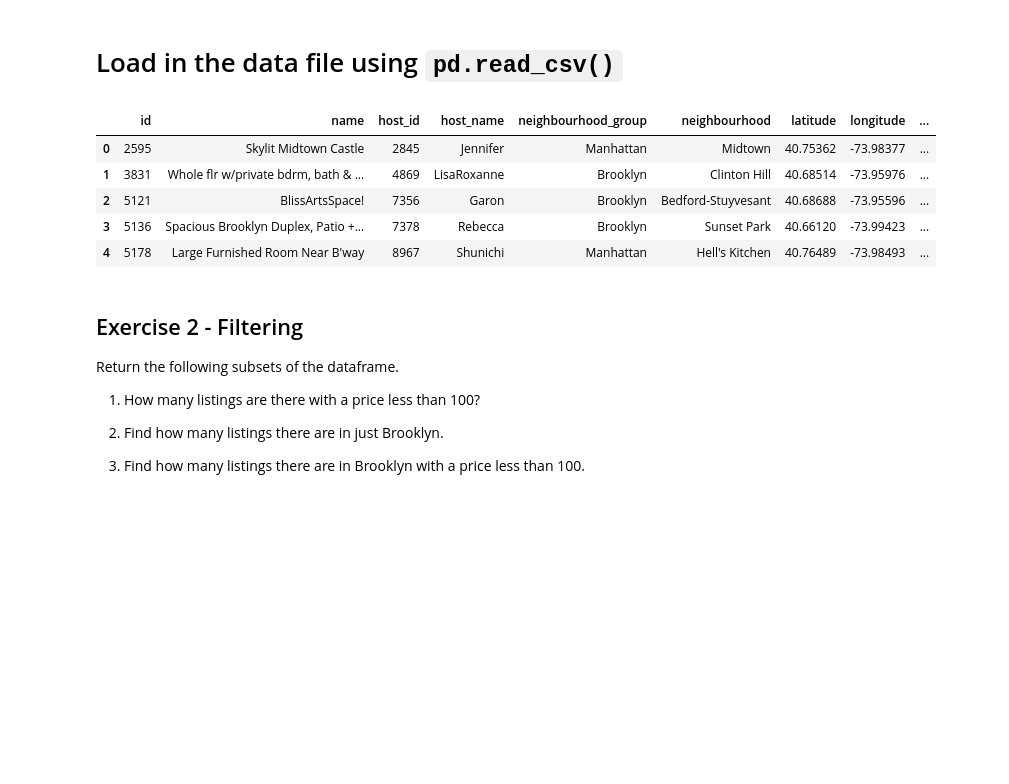
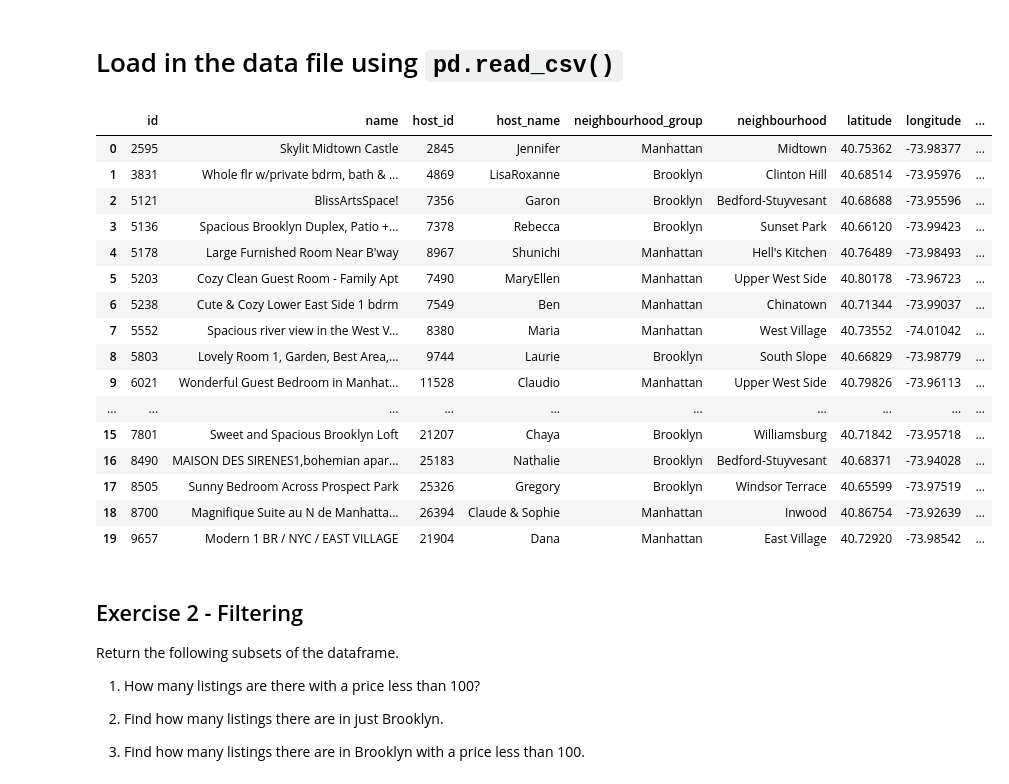
Before and after one commit to ahmadbasyouni10/my-fork-2024-DS-CTP, a Jupyter notebook: Week-01-Pandas/Exercise-AB.ipynb, the cells around one changed output. Drawn from its saved outputs; the diff is of its cells as text; code cells hidden in the pictures; blank space fills up the shorter version.

```diff
--- a/Week-01-Pandas/Exercise-AB.ipynb
+++ b/Week-01-Pandas/Exercise-AB.ipynb
@@ -16,14 +16,25 @@ import numpy as np
 # %%
 # Load data here
 df = pd.read_csv("data/listings.csv")
-df.head(5)
+df.head(20)
 # %% [output]
 |  | id | name | host_id | host_name | neighbourhood_group | neighbourhood | latitude | longitude | ... |
 | 0 | 2595 | Skylit Midtown Castle | 2845 | Jennifer | Manhattan | Midtown | 40.75362 | -73.98377 | ... |
 | 1 | 3831 | Whole flr w/private bdrm, bath & ... | 4869 | LisaRoxanne | Brooklyn | Clinton Hill | 40.68514 | -73.95976 | ... |
 | 2 | 5121 | BlissArtsSpace! | 7356 | Garon | Brooklyn | Bedford-Stuyvesant | 40.68688 | -73.95596 | ... |
 | 3 | 5136 | Spacious Brooklyn Duplex, Patio +... | 7378 | Rebecca | Brooklyn | Sunset Park | 40.66120 | -73.99423 | ... |
 | 4 | 5178 | Large Furnished Room Near B'way | 8967 | Shunichi | Manhattan | Hell's Kitchen | 40.76489 | -73.98493 | ... |
+| 5 | 5203 | Cozy Clean Guest Room - Family Apt | 7490 | MaryEllen | Manhattan | Upper West Side | 40.80178 | -73.96723 | ... |
+| 6 | 5238 | Cute & Cozy Lower East Side 1 bdrm | 7549 | Ben | Manhattan | Chinatown | 40.71344 | -73.99037 | ... |
+| 7 | 5552 | Spacious river view in the West V... | 8380 | Maria | Manhattan | West Village | 40.73552 | -74.01042 | ... |
+| 8 | 5803 | Lovely Room 1, Garden, Best Area,... | 9744 | Laurie | Brooklyn | South Slope | 40.66829 | -73.98779 | ... |
+| 9 | 6021 | Wonderful Guest Bedroom in Manhat... | 11528 | Claudio | Manhattan | Upper West Side | 40.79826 | -73.96113 | ... |
+| ... | ... | ... | ... | ... | ... | ... | ... | ... | ... |
+| 15 | 7801 | Sweet and Spacious Brooklyn Loft | 21207 | Chaya | Brooklyn | Williamsburg | 40.71842 | -73.95718 | ... |
+| 16 | 8490 | MAISON DES SIRENES1,bohemian apar... | 25183 | Nathalie | Brooklyn | Bedford-Stuyvesant | 40.68371 | -73.94028 | ... |
+| 17 | 8505 | Sunny Bedroom Across Prospect Park | 25326 | Gregory | Brooklyn | Windsor Terrace | 40.65599 | -73.97519 | ... |
+| 18 | 8700 | Magnifique Suite au N de Manhatta... | 26394 | Claude & Sophie | Manhattan | Inwood | 40.86754 | -73.92639 | ... |
+| 19 | 9657 | Modern 1 BR / NYC / EAST VILLAGE | 21904 | Dana | Manhattan | East Village | 40.72920 | -73.98542 | ... |
 # %% [markdown]
 ## Exercise 2 - Filtering
 
```
Also changed, not shown: parts of 26 cells of this notebook, 5 other files.
